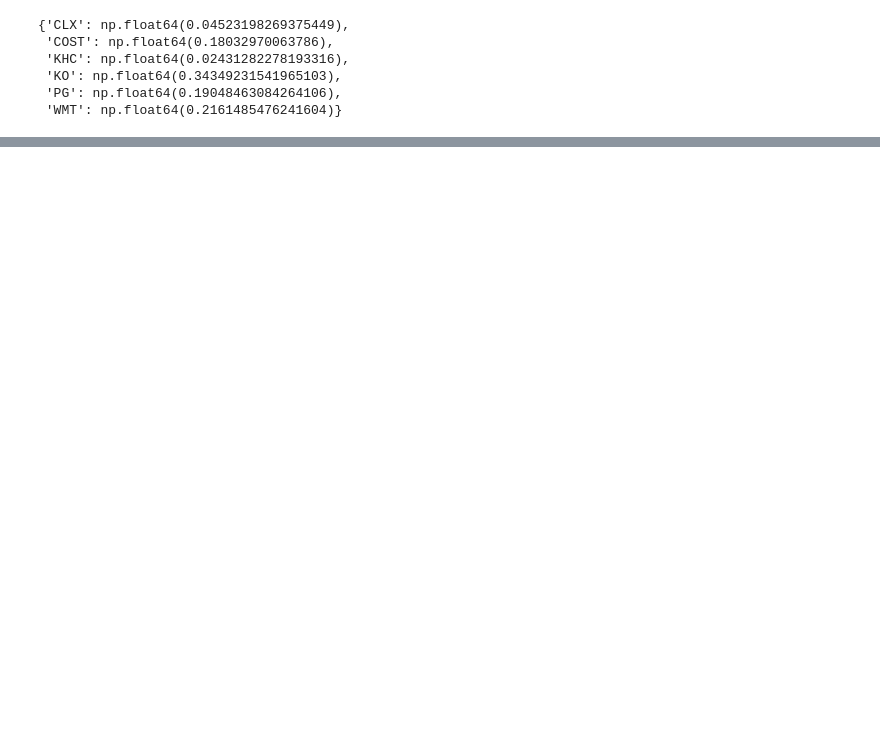
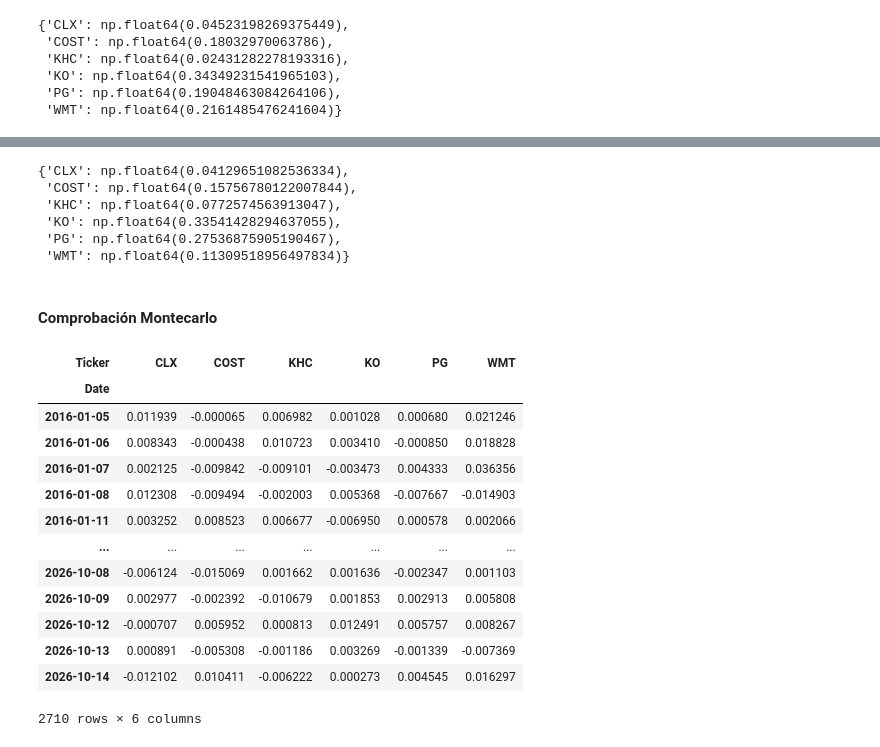
Before and after one commit to Mafergomezf/PORTAFOLIOS-DE-INVERSION, a Jupyter notebook: Modulo-2/Tarea_6.ipynb, the cells around one changed output, grey strips where cells are left out. Cells and saved outputs as stored; diff of their text form; code cells hidden in the pictures; blank space fills up the shorter version.

```diff
--- a/Modulo-2/Tarea_6.ipynb
+++ b/Modulo-2/Tarea_6.ipynb
@@ -226,0 +286,4 @@ comparacion
+# %%
+# Descarga de Precios del Benchmark
+benchmark = yf.download('KXI', start='2016-01-01', end='2026-10-15')['Close']
+benchmark
@@ -226,0 +306,4 @@ comparacion
+# %%
+# Obtener rendimientos del benchmark
+rets_benchmark=benchmark.pct_change().dropna()
+rets_benchmark
@@ -226,0 +385,32 @@ comparacion
+# %%
+# Obtener los pesos del portafolio con mínima semivarianza target
+w_target_semivar=opt_target_semivar(prices,benchmark)
+dict(zip(prices.columns,w_target_semivar))
+# %% [output]
+{'CLX': np.float64(0.04129651082536334),
+ 'COST': np.float64(0.15756780122007844),
+ 'KHC': np.float64(0.0772574563913047),
+ 'KO': np.float64(0.33541428294637055),
+ 'PG': np.float64(0.27536875905190467),
+ 'WMT': np.float64(0.11309518956497834)}
+# %% [markdown]
+#### Comprobación Montecarlo
+# %%
+# Sustraer rendimiento del benchmark de rendimientos individuales
+alpha=rets.sub(rets_benchmark.squeeze(),axis=0).dropna()
+alpha
+# %% [output]
+| Ticker | CLX | COST | KHC | KO | PG | WMT |
+| Date |  |  |  |  |  |  |
+| 2016-01-05 | 0.011939 | -0.000065 | 0.006982 | 0.001028 | 0.000680 | 0.021246 |
+| 2016-01-06 | 0.008343 | -0.000438 | 0.010723 | 0.003410 | -0.000850 | 0.018828 |
+| 2016-01-07 | 0.002125 | -0.009842 | -0.009101 | -0.003473 | 0.004333 | 0.036356 |
+| 2016-01-08 | 0.012308 | -0.009494 | -0.002003 | 0.005368 | -0.007667 | -0.014903 |
+| 2016-01-11 | 0.003252 | 0.008523 | 0.006677 | -0.006950 | 0.000578 | 0.002066 |
+| ... | ... | ... | ... | ... | ... | ... |
+| 2026-10-08 | -0.006124 | -0.015069 | 0.001662 | 0.001636 | -0.002347 | 0.001103 |
+| 2026-10-09 | 0.002977 | -0.002392 | -0.010679 | 0.001853 | 0.002913 | 0.005808 |
+| 2026-10-12 | -0.000707 | 0.005952 | 0.000813 | 0.012491 | 0.005757 | 0.008267 |
+| 2026-10-13 | 0.000891 | -0.005308 | -0.001186 | 0.003269 | -0.001339 | -0.007369 |
+| 2026-10-14 | -0.012102 | 0.010411 | -0.006222 | 0.000273 | 0.004545 | 0.016297 |
+2710 rows × 6 columns
```
Also changed, not shown: parts of 52 cells of this notebook.
